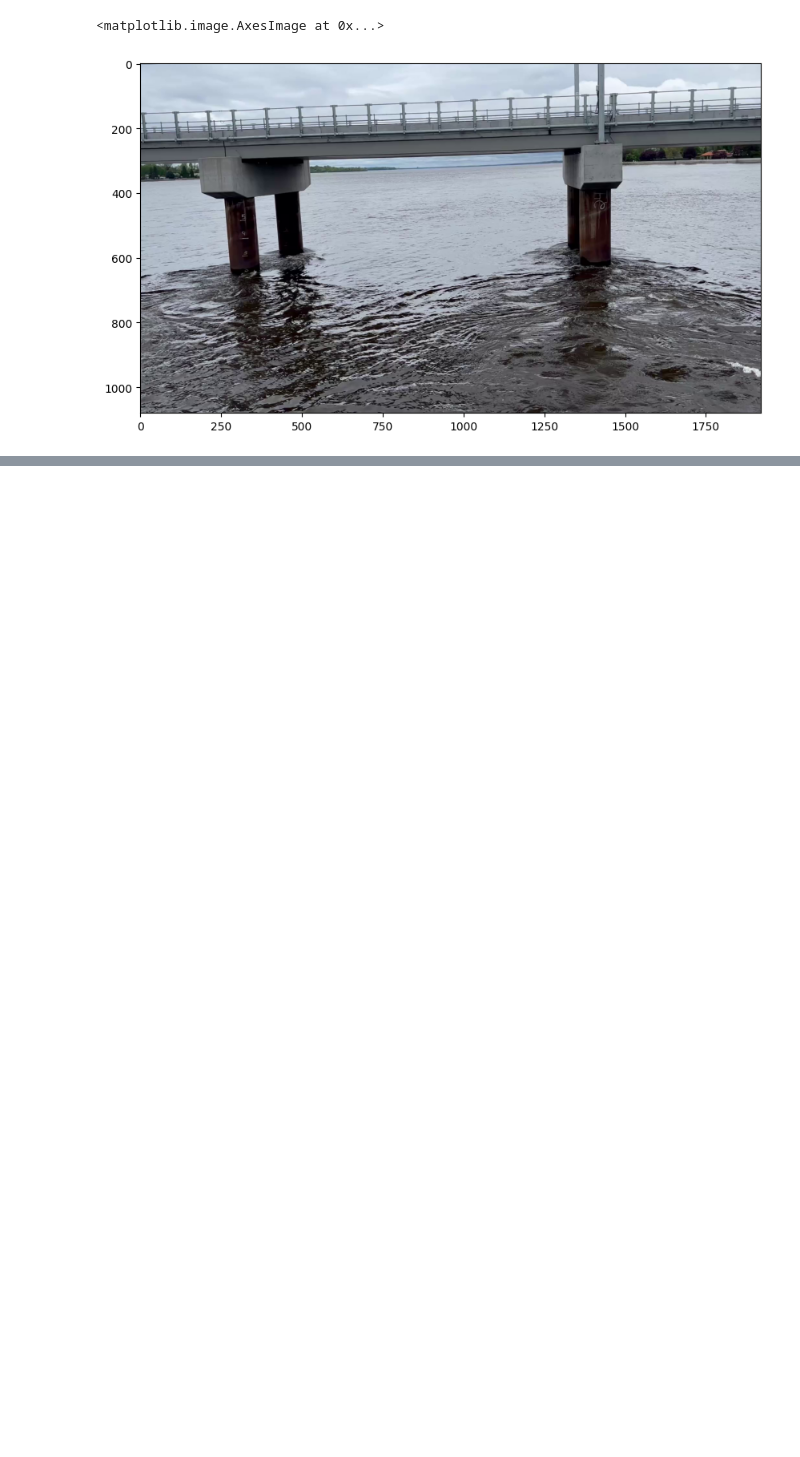
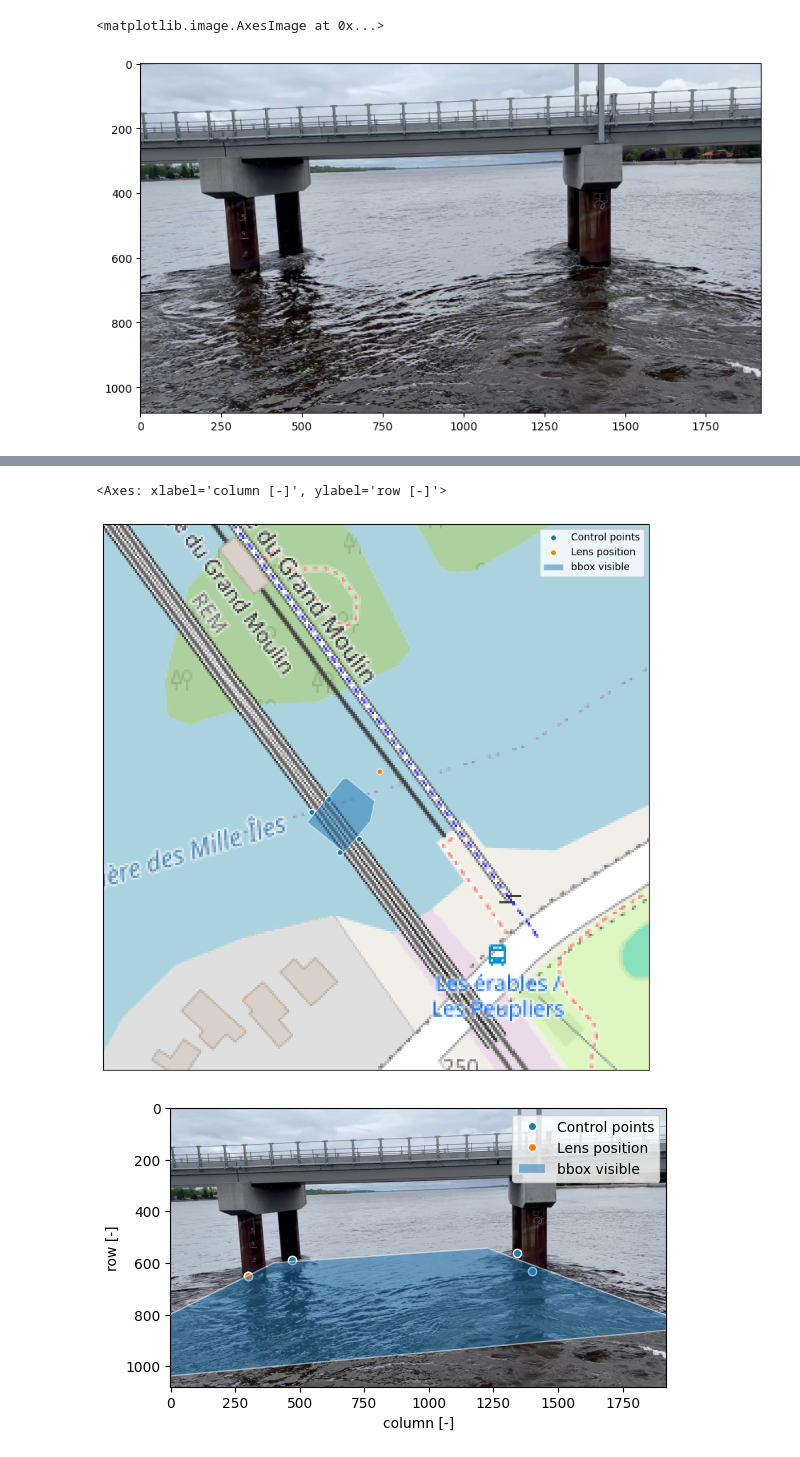
Before and after one commit to Willippe00/BenchRiverCam, a Jupyter notebook: FrameWork/pyopenrivercam/1-config.ipynb, the cells around one changed output, grey strips where cells are left out. Drawn from its saved outputs; the diff is of its cells as text; code cells hidden in the pictures; blank space fills up the shorter version.

```diff
--- a/FrameWork/pyopenrivercam/1-config.ipynb
+++ b/FrameWork/pyopenrivercam/1-config.ipynb
@@ -32,0 +95,21 @@ plt.legend()
+# %%
+osm_tiler = cimgt.OSM()
+tiler_crs = osm_tiler.crs
+
+fig = plt.figure(figsize=(10, 10))
+ax = plt.axes(projection=tiler_crs)
+
+# Ajouter les tuiles
+ax.add_image(osm_tiler, 17)  # Zoom 17 (modifie selon ton besoin)
+
+# Ajouter ensuite des éléments de pyOpenRiverCam sur ce même ax
+cam_config.plot(ax=ax, mode="geographical")
+
+f = plt.figure()
+ax2 = plt.axes()
+ax2.imshow(frame)
+cam_config.plot(ax=ax2, camera=True)
+# %% [output]
+<Axes: xlabel='column [-]', ylabel='row [-]'>
+[figure, added]
+[figure, added]
```
Also changed, not shown: parts of 7 cells of this notebook, 4 other files.
